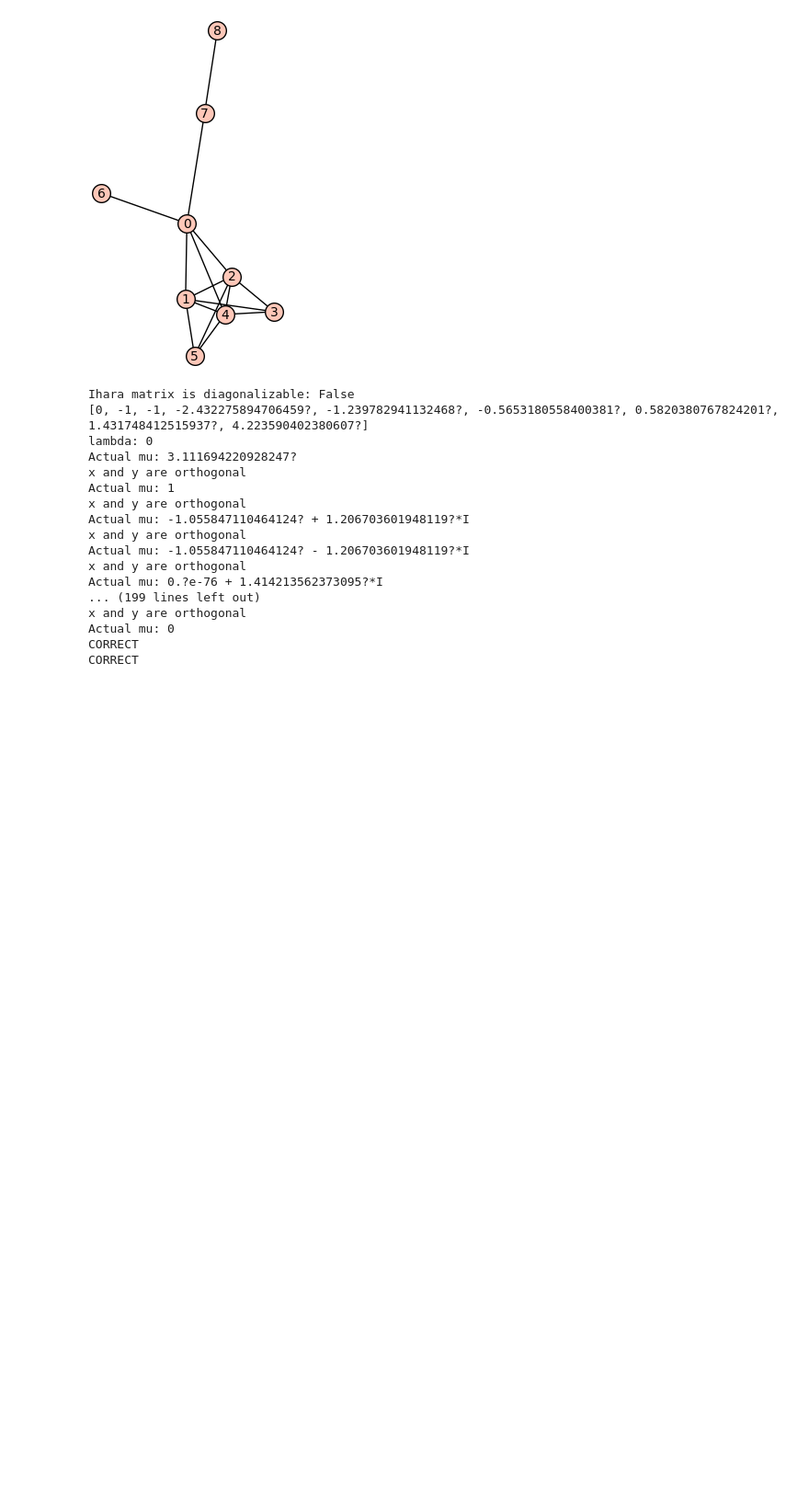
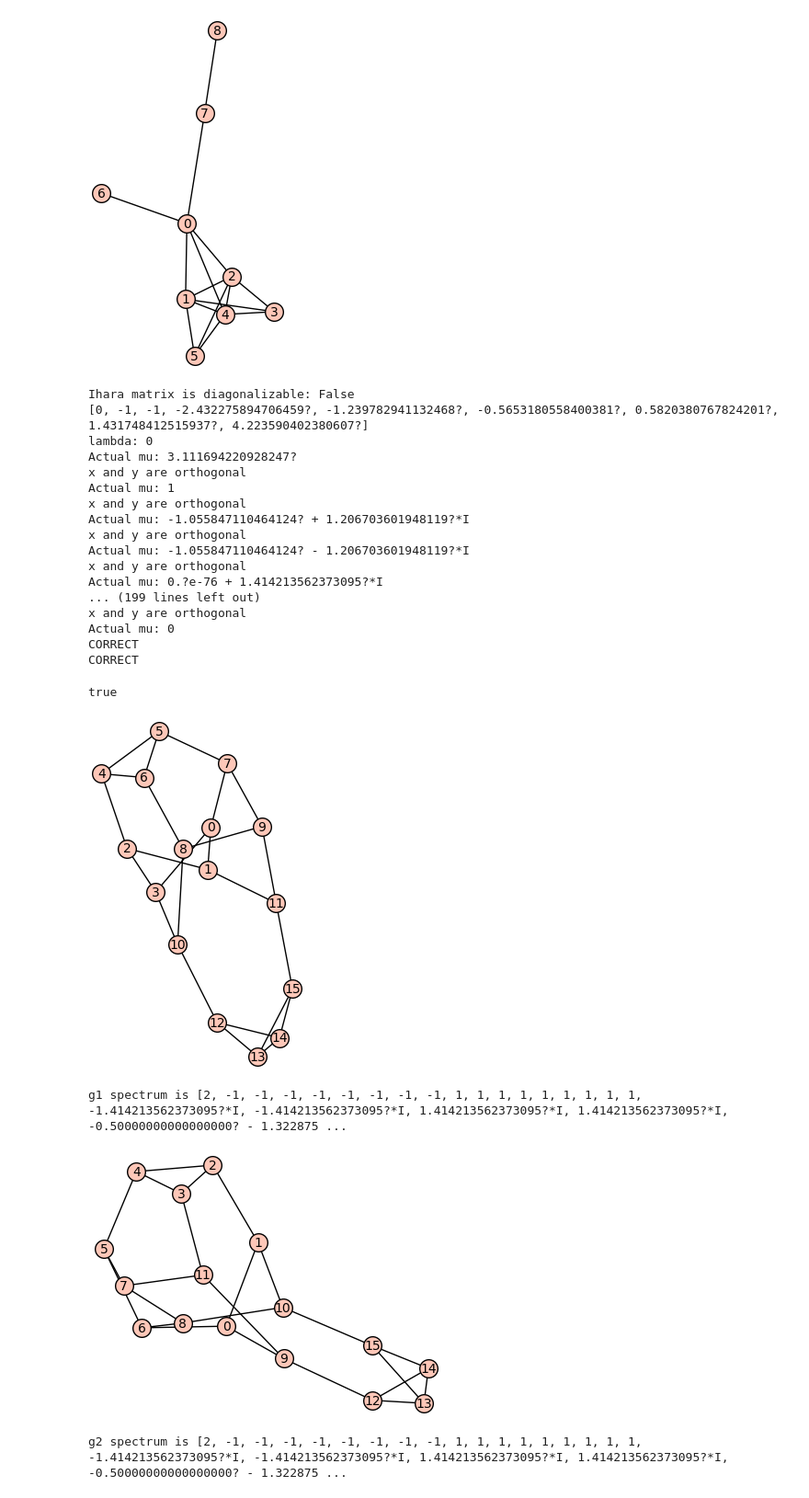
Before and after one commit to davizacheu/Spectral-Graph-Theory-Research, a Jupyter notebook: NB_Functions.ipynb, the cells around one changed output. Shown at 92% size. Drawn from its saved outputs; the diff is of its cells as text; code cells hidden in the pictures; blank space fills up the shorter version.

Commit message:
Added a cell to test cospectrality of 3-regulars

```diff
--- a/NB_Functions.ipynb
+++ b/NB_Functions.ipynb
@@ -338,3 +338,17 @@ x and y are orthogonal
 Actual mu: 0
 CORRECT
 CORRECT
+# %%
+#testing cospectral 3-regular graphs on 16 vertices
+
+g1 = {0:[1,3,7], 2:[3,1,4], 5:[4,6,7], 6:[4,8], 9:[8,7,11], 10:[3,8,12], 11:[1,15], 13:[12,14,15], 14:[12,15],}
+g2 = {0:[1,6,9], 2:[1,3,4], 3:[4,11], 5:[4,6,7], 8:[6,7,10], 9:[11,12], 10:[1,15], 11:[7], 13:[12,14,15], 14:[12,15]}
+g1 = Graph(g1)
+g2 = Graph(g2)
+are_cospectral(g1,g2)
+# %% [output]
+true
+[figure, added]
+g1 spectrum is [2, -1, -1, -1, -1, -1, -1, -1, -1, 1, 1, 1, 1, 1, 1, 1, 1, 1, -1.414213562373095?*I, -1.414213562373095?*I, 1.414213562373095?*I, 1.414213562373095?*I, -0.50000000000000000? - 1.322875 ...
+[figure, added]
+g2 spectrum is [2, -1, -1, -1, -1, -1, -1, -1, -1, 1, 1, 1, 1, 1, 1, 1, 1, 1, -1.414213562373095?*I, -1.414213562373095?*I, 1.414213562373095?*I, 1.414213562373095?*I, -0.50000000000000000? - 1.322875 ...
```
Also changed, not shown: parts of 1 cell of this notebook.
